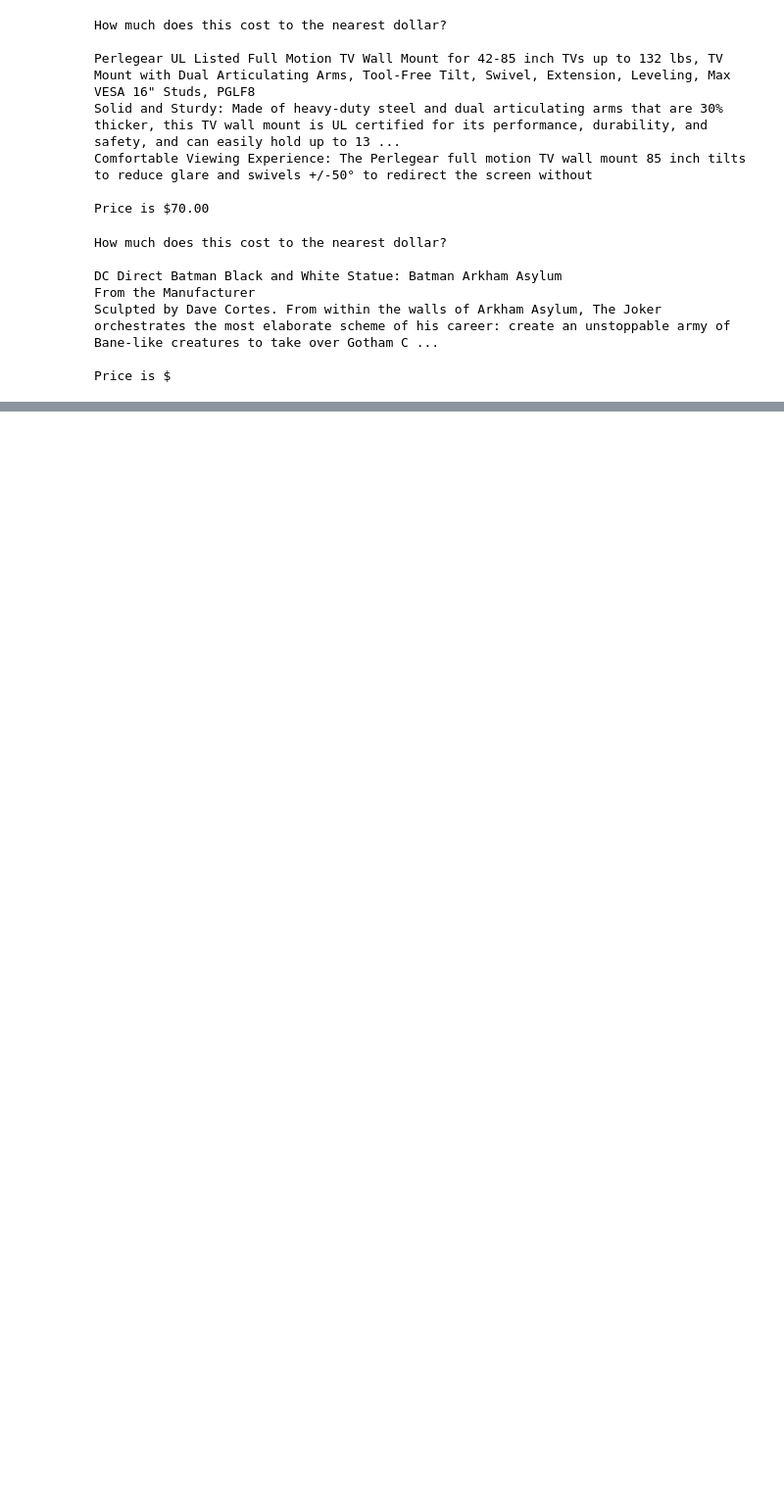
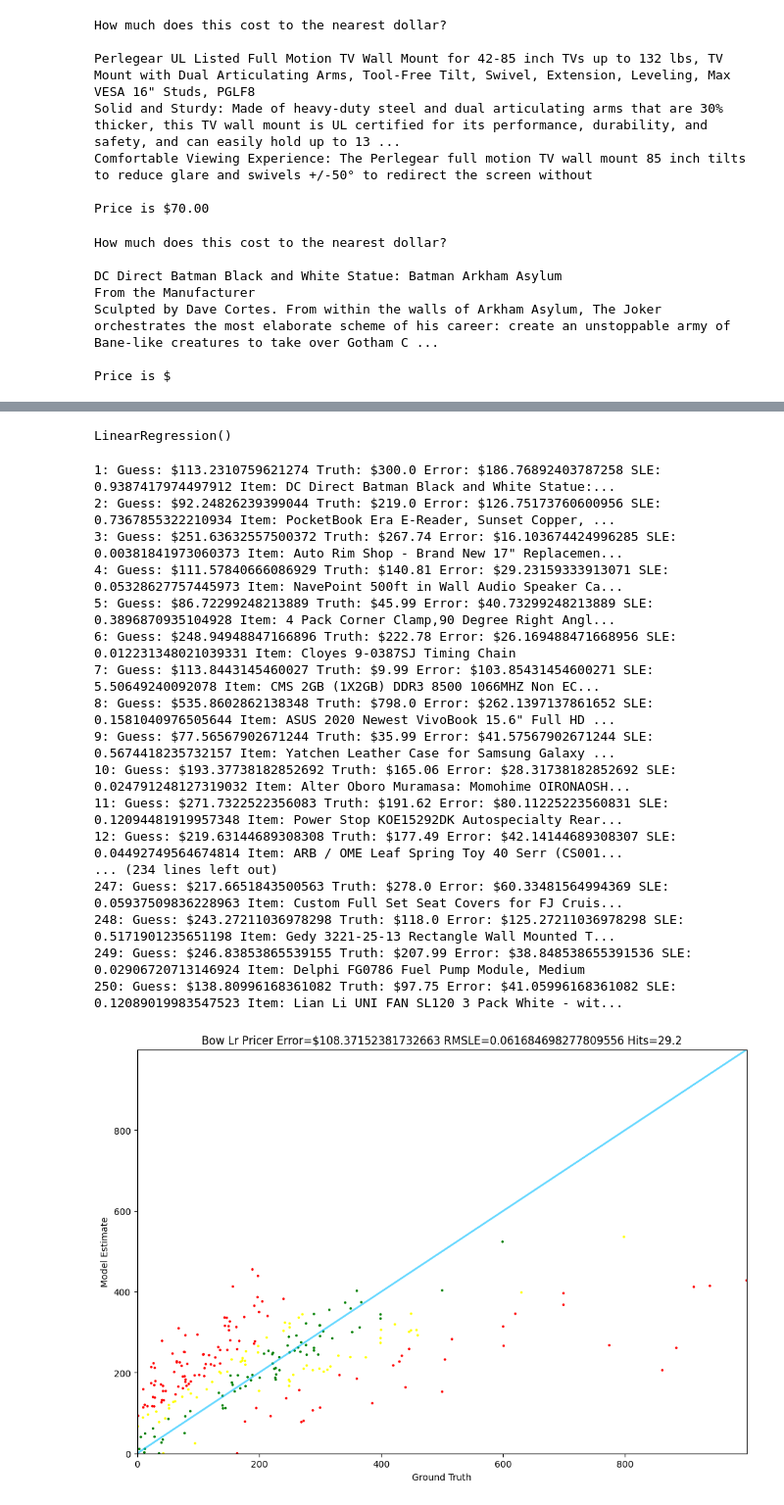
Before and after one commit to zeus2x7/Pricer, a Jupyter notebook: Results/BaseLineModels.ipynb, the cells around one changed output, grey strips where cells are left out. Shown at 98% size. Saved outputs shown, nothing was run; the diff lists cells and outputs as text; code cells hidden in the pictures; blank space fills up the shorter version.

```diff
--- a/Results/BaseLineModels.ipynb
+++ b/Results/BaseLineModels.ipynb
@@ -68,0 +144,6 @@ TypeError: Tester.test() got an unexpected keyword argument 'data'
+# %%
+feature_count = Counter()
+for item in train:
+    for f in item.features.keys():
+        feature_count[f]+=1
+feature_count.most_common(40)
@@ -68,0 +343,36 @@ TypeError: Tester.test() got an unexpected keyword argument 'data'
+# %%
+prices = np.array([float(item.price) for item in train])
+documents = [item.test_prompt() for item in train]
+# %%
+np.random.seed(42)
+vectorizer = CountVectorizer(max_features = 1000, stop_words='english')
+X= vectorizer.fit_transform(documents)
+regressor = LinearRegression()
+regressor.fit(X, prices)
+# %% [output]
+LinearRegression()
+# %%
+def bow_lr_pricer(item):
+    x = vectorizer.transform([item.test_prompt()])
+    return max(regressor.predict(x)[0],0)
+# %%
+Tester.test(bow_lr_pricer, data= test)
+# %% [output]
+1: Guess: $113.2310759621274 Truth: $300.0 Error: $186.76892403787258 SLE: 0.9387417974497912 Item: DC Direct Batman Black and White Statue:...
+2: Guess: $92.24826239399044 Truth: $219.0 Error: $126.75173760600956 SLE: 0.7367855322210934 Item: PocketBook Era E-Reader, Sunset Copper, ...
+3: Guess: $251.63632557500372 Truth: $267.74 Error: $16.103674424996285 SLE: 0.00381841973060373 Item: Auto Rim Shop - Brand New 17" Replacemen...
+4: Guess: $111.57840666086929 Truth: $140.81 Error: $29.23159333913071 SLE: 0.05328627757445973 Item: NavePoint 500ft in Wall Audio Speaker Ca...
+5: Guess: $86.72299248213889 Truth: $45.99 Error: $40.73299248213889 SLE: 0.3896870935104928 Item: 4 Pack Corner Clamp,90 Degree Right Angl...
+6: Guess: $248.94948847166896 Truth: $222.78 Error: $26.169488471668956 SLE: 0.012231348021039331 Item: Cloyes 9-0387SJ Timing Chain
+7: Guess: $113.8443145460027 Truth: $9.99 Error: $103.85431454600271 SLE: 5.50649240092078 Item: CMS 2GB (1X2GB) DDR3 8500 1066MHZ Non EC...
+8: Guess: $535.8602862138348 Truth: $798.0 Error: $262.1397137861652 SLE: 0.1581040976505644 Item: ASUS 2020 Newest VivoBook 15.6" Full HD ...
+9: Guess: $77.56567902671244 Truth: $35.99 Error: $41.57567902671244 SLE: 0.5674418235732157 Item: Yatchen Leather Case for Samsung Galaxy ...
+10: Guess: $193.37738182852692 Truth: $165.06 Error: $28.31738182852692 SLE: 0.024791248127319032 Item: Alter Oboro Muramasa: Momohime OIRONAOSH...
+11: Guess: $271.7322522356083 Truth: $191.62 Error: $80.11225223560831 SLE: 0.12094481919957348 Item: Power Stop KOE15292DK Autospecialty Rear...
+12: Guess: $219.63144689308308 Truth: $177.49 Error: $42.14144689308307 SLE: 0.04492749564674814 Item: ARB / OME Leaf Spring Toy 40 Serr (CS001...
+... (234 lines left out)
+247: Guess: $217.6651843500563 Truth: $278.0 Error: $60.33481564994369 SLE: 0.05937509836228963 Item: Custom Full Set Seat Covers for FJ Cruis...
+248: Guess: $243.27211036978298 Truth: $118.0 Error: $125.27211036978298 SLE: 0.5171901235651198 Item: Gedy 3221-25-13 Rectangle Wall Mounted T...
+249: Guess: $246.83853865539155 Truth: $207.99 Error: $38.848538655391536 SLE: 0.02906720713146924 Item: Delphi FG0786 Fuel Pump Module, Medium
+250: Guess: $138.80996168361082 Truth: $97.75 Error: $41.05996168361082 SLE: 0.12089019983547523 Item: Lian Li UNI FAN SL120 3 Pack White - wit...
+[figure, added]
```
Also changed, not shown: parts of 45 cells of this notebook.
